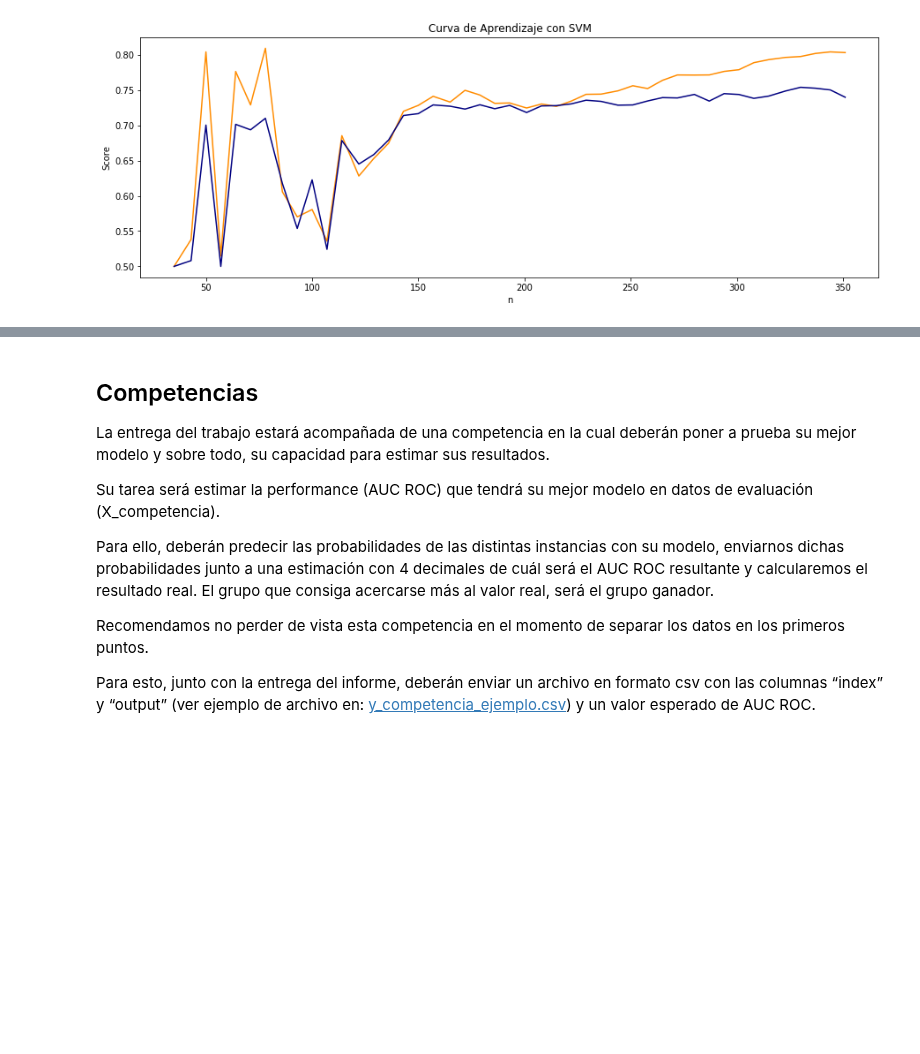
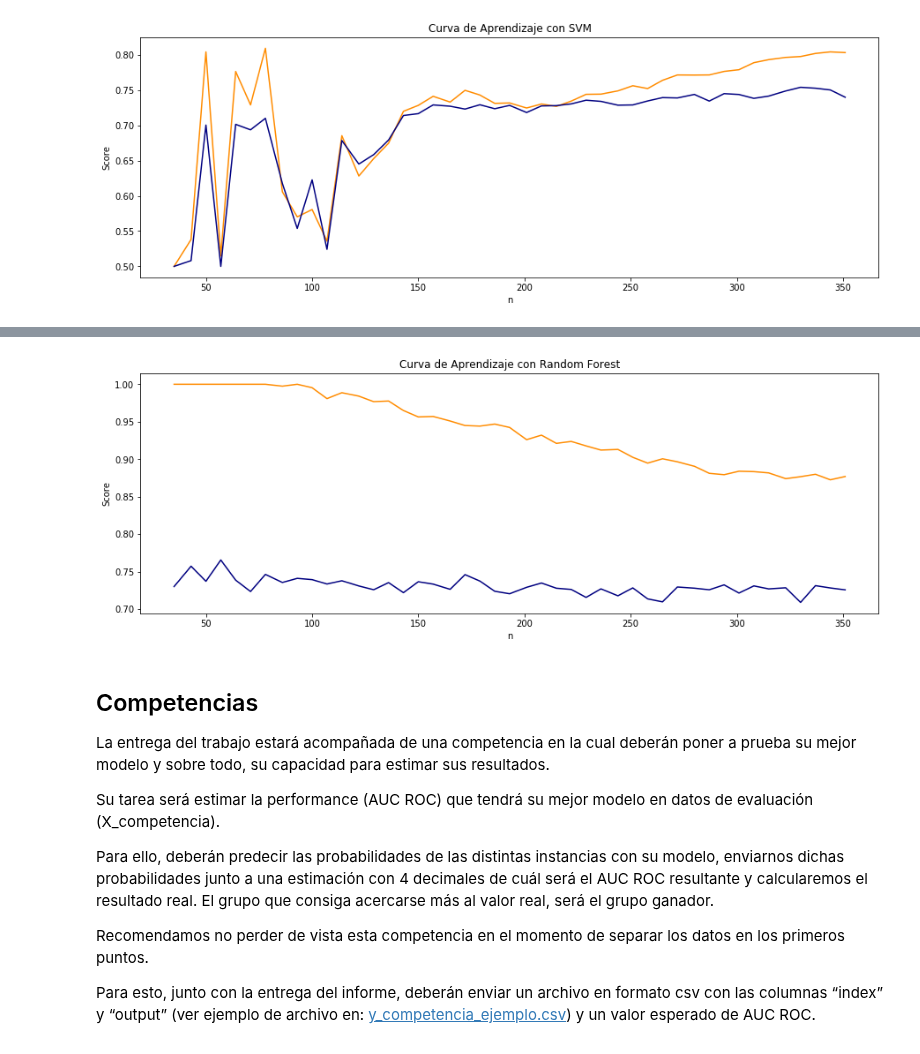
Before and after one commit to cosa65/aprendizajeAutomatico, a Jupyter notebook: TP1/TP1.ipynb, the cells around one changed output, grey strips where cells are left out. Saved outputs shown, nothing was run; the diff lists cells and outputs as text; code cells hidden in the pictures; blank space fills up the shorter version.

```diff
--- a/TP1/TP1.ipynb
+++ b/TP1/TP1.ipynb
@@ -655,3 +653,16 @@ Top 5 combinaciones para Random Forest top results
+# %%
+random_forest_train_sizes_abs, random_forest_train_scores, random_forest_validation_scores = \
+    learning_curve( \
+        RandomForestClassifier(n_estimators=200, criterion="gini", max_depth=3, max_features=17), \
+        X_dev_np, y_dev_np, \
+        train_sizes = np.arange(0.1, 1., 0.02), \
+        cv=5, \
+        scoring=make_scorer(roc_auc_score), \
+    )
+
+plot_learning_curve(random_forest_train_scores, random_forest_validation_scores, random_forest_train_sizes_abs, title="Curva de Aprendizaje con Random Forest")
+# %% [output]
+[figure, added]
 # %% [markdown]
 ## Competencias
 
```
Also changed, not shown: parts of 2 cells of this notebook.
